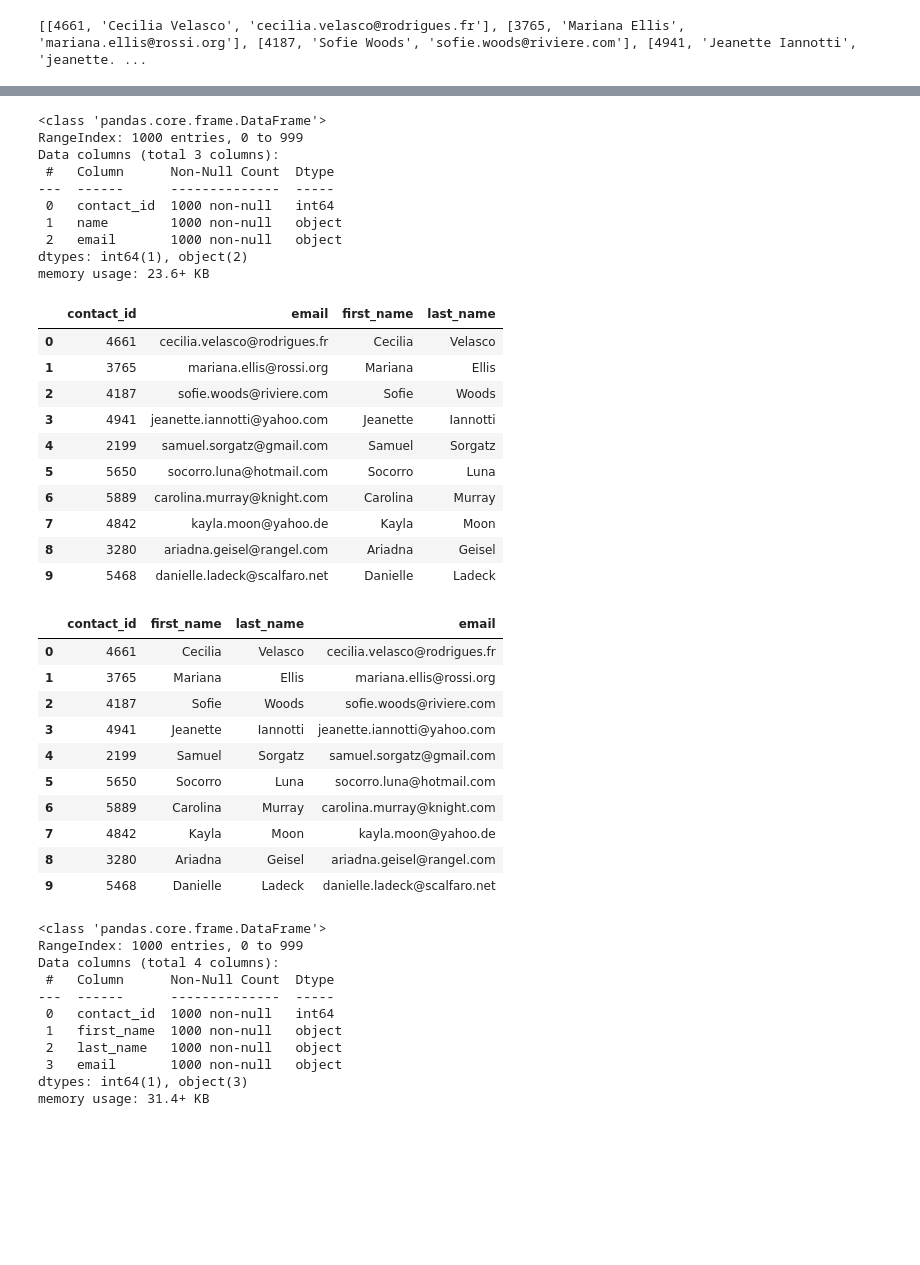
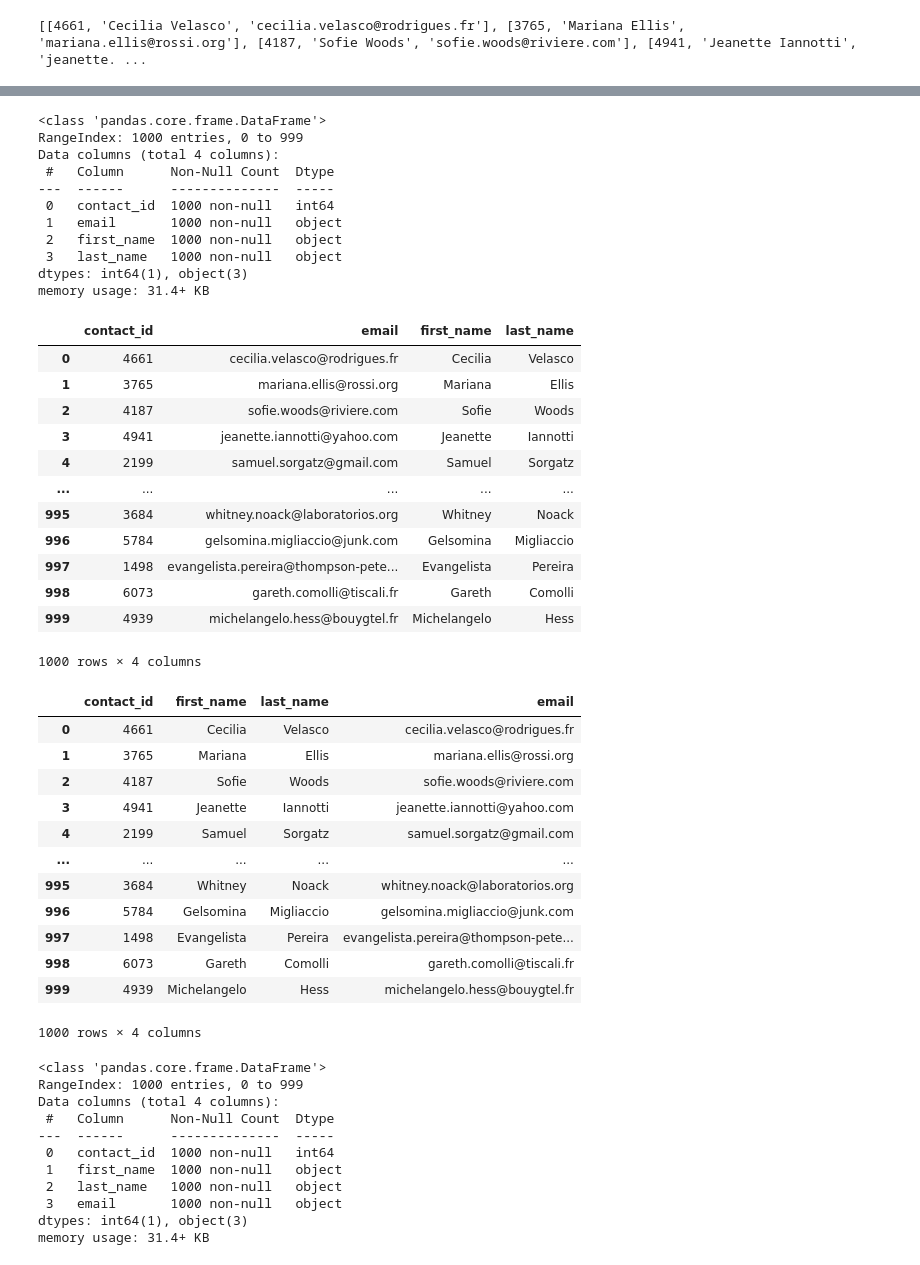
Before and after one commit to canayter/crowdfunding-ETL, a Jupyter notebook: ETL_Mini_Project_Starter_Code.ipynb, the cells around one changed output, grey strips where cells are left out. Saved outputs shown, nothing was run; the diff lists cells and outputs as text; code cells hidden in the pictures; blank space fills up the shorter version.

```diff
--- a/ETL_Mini_Project_Starter_Code.ipynb
+++ b/ETL_Mini_Project_Starter_Code.ipynb
@@ -278,8 +321,8 @@ campaign_cleaned.to_csv("Resources/campaign.csv", index=False)
 # %% [markdown]
 ### Extract the contacts.xlsx Data.
 # %%
-# Read the data into a Pandas DataFrame. Use the `header=2` parameter when reading in the data.
-contact_info_df = pd.read_excel('Resources/contacts.xlsx', header=2)
+# Read the data into a Pandas DataFrame. Use the `header=3` parameter when reading in the data.
+contact_info_df = pd.read_excel('Resources/contacts.xlsx', header=3)
 contact_info_df.head()
 # %% [output]
 |  | contact_info |
@@ -303,16 +346,25 @@ Then export the DataFrame as a `contacts.csv` CSV file.
 # %%
 # Iterate through the contact_info_df and convert each row to a dictionary.
 import json
+
 dict_values = []
 
+for index, row in contact_info_df.iterrows():
+    data = row['contact_info']
+    converted_data = json.loads(data)
+    row_values = [value for key, value in converted_data.items()]
+    dict_values.append(row_values)
 
-# Print out the list of values for each row.
 print(dict_values)
 # %% [output]
 [[4661, 'Cecilia Velasco', 'cecilia.velasco@rodrigues.fr'], [3765, 'Mariana Ellis', 'mariana.ellis@rossi.org'], [4187, 'Sofie Woods', 'sofie.woods@riviere.com'], [4941, 'Jeanette Iannotti', 'jeanette. ...
 # %%
 # Create a contact_info DataFrame and add each list of values, i.e., each row
 # to the 'contact_id', 'name', 'email' columns.
+
+dict_values_df = pd.DataFrame(dict_values,columns = ['contact_id', 'name', 'email'])
+
+dict_values_df
 # %% [output]
 |  | contact_id | name | email |
 | 0 | 4661 | Cecilia Velasco | cecilia.velasco@rodrigues.fr |
@@ -323,35 +382,44 @@ print(dict_values)
 # %%
 # Check the datatypes.
+dict_values_df.info()
 # %% [output]
 <class 'pandas.core.frame.DataFrame'>
 RangeIndex: 1000 entries, 0 to 999
-Data columns (total 3 columns):
+Data columns (total 4 columns):
  #   Column      Non-Null Count  Dtype
 ---  ------      --------------  -----
  0   contact_id  1000 non-null   int64
- 1   name        1000 non-null   object
- 2   email       1000 non-null   object
-dtypes: int64(1), object(2)
-memory usage: 23.6+ KB
+ 1   email       1000 non-null   object
+ 2   first_name  1000 non-null   object
+ 3   last_name   1000 non-null   object
+dtypes: int64(1), object(3)
+memory usage: 31.4+ KB
 # %%
 # Create a "first"name" and "last_name" column with the first and last names from the "name" column.
-
+dict_values_df[["first_name", "last_name"]] = dict_values_df["name"].str.split(" ", n=1, expand=True)
 
 # Drop the contact_name column
+dict_values_df = dict_values_df.drop('name',axis = 1)
+dict_values_df
 # %% [output]
 |  | contact_id | email | first_name | last_name |
 | 0 | 4661 | cecilia.velasco@rodrigues.fr | Cecilia | Velasco |
 | 1 | 3765 | mariana.ellis@rossi.org | Mariana | Ellis |
 | 2 | 4187 | sofie.woods@riviere.com | Sofie | Woods |
 | 3 | 4941 | jeanette.iannotti@yahoo.com | Jeanette | Iannotti |
 | 4 | 2199 | samuel.sorgatz@gmail.com | Samuel | Sorgatz |
-| 5 | 5650 | socorro.luna@hotmail.com | Socorro | Luna |
-| 6 | 5889 | carolina.murray@knight.com | Carolina | Murray |
-| 7 | 4842 | kayla.moon@yahoo.de | Kayla | Moon |
-| 8 | 3280 | ariadna.geisel@rangel.com | Ariadna | Geisel |
-| 9 | 5468 | danielle.ladeck@scalfaro.net | Danielle | Ladeck |
+| ... | ... | ... | ... | ... |
+| 995 | 3684 | whitney.noack@laboratorios.org | Whitney | Noack |
+| 996 | 5784 | gelsomina.migliaccio@junk.com | Gelsomina | Migliaccio |
+| 997 | 1498 | evangelista.pereira@thompson-pete... | Evangelista | Pereira |
+| 998 | 6073 | gareth.comolli@tiscali.fr | Gareth | Comolli |
+| 999 | 4939 | michelangelo.hess@bouygtel.fr | Michelangelo | Hess |
+1000 rows × 4 columns
 # %%
 # Reorder the columns
+cols = ['contact_id', 'first_name', 'last_name', 'email']
+contact_df_clean = dict_values_df[cols]
+contact_df_clean
 # %% [output]
 |  | contact_id | first_name | last_name | email |
 | 0 | 4661 | Cecilia | Velasco | cecilia.velasco@rodrigues.fr |
@@ -359,10 +427,12 @@ memory usage: 23.6+ KB
 | 2 | 4187 | Sofie | Woods | sofie.woods@riviere.com |
 | 3 | 4941 | Jeanette | Iannotti | jeanette.iannotti@yahoo.com |
 | 4 | 2199 | Samuel | Sorgatz | samuel.sorgatz@gmail.com |
-| 5 | 5650 | Socorro | Luna | socorro.luna@hotmail.com |
-| 6 | 5889 | Carolina | Murray | carolina.murray@knight.com |
-| 7 | 4842 | Kayla | Moon | kayla.moon@yahoo.de |
-| 8 | 3280 | Ariadna | Geisel | ariadna.geisel@rangel.com |
-| 9 | 5468 | Danielle | Ladeck | danielle.ladeck@scalfaro.net |
+| ... | ... | ... | ... | ... |
+| 995 | 3684 | Whitney | Noack | whitney.noack@laboratorios.org |
+| 996 | 5784 | Gelsomina | Migliaccio | gelsomina.migliaccio@junk.com |
+| 997 | 1498 | Evangelista | Pereira | evangelista.pereira@thompson-pete... |
+| 998 | 6073 | Gareth | Comolli | gareth.comolli@tiscali.fr |
+| 999 | 4939 | Michelangelo | Hess | michelangelo.hess@bouygtel.fr |
+1000 rows × 4 columns
 # %%
 # Check the datatypes one more time before exporting as CSV file.
```
Also changed, not shown: parts of 11 cells of this notebook, 4 other files.
